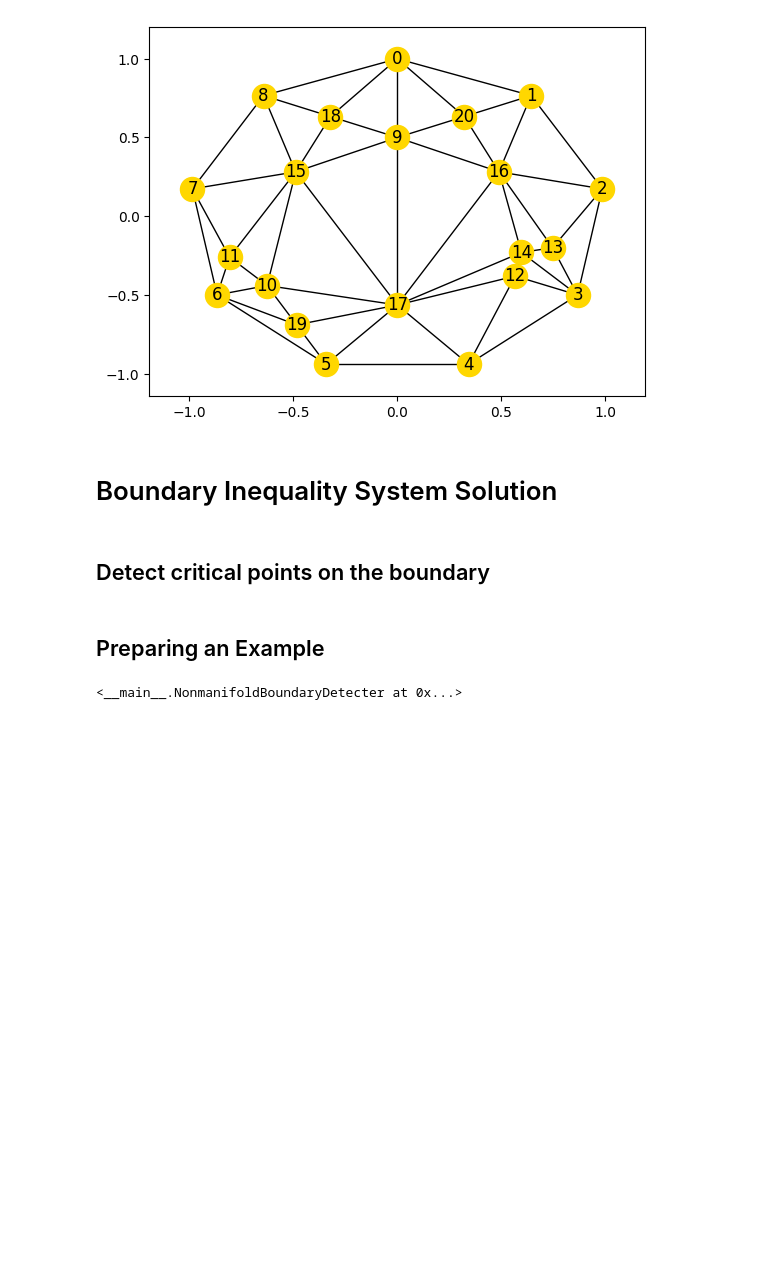
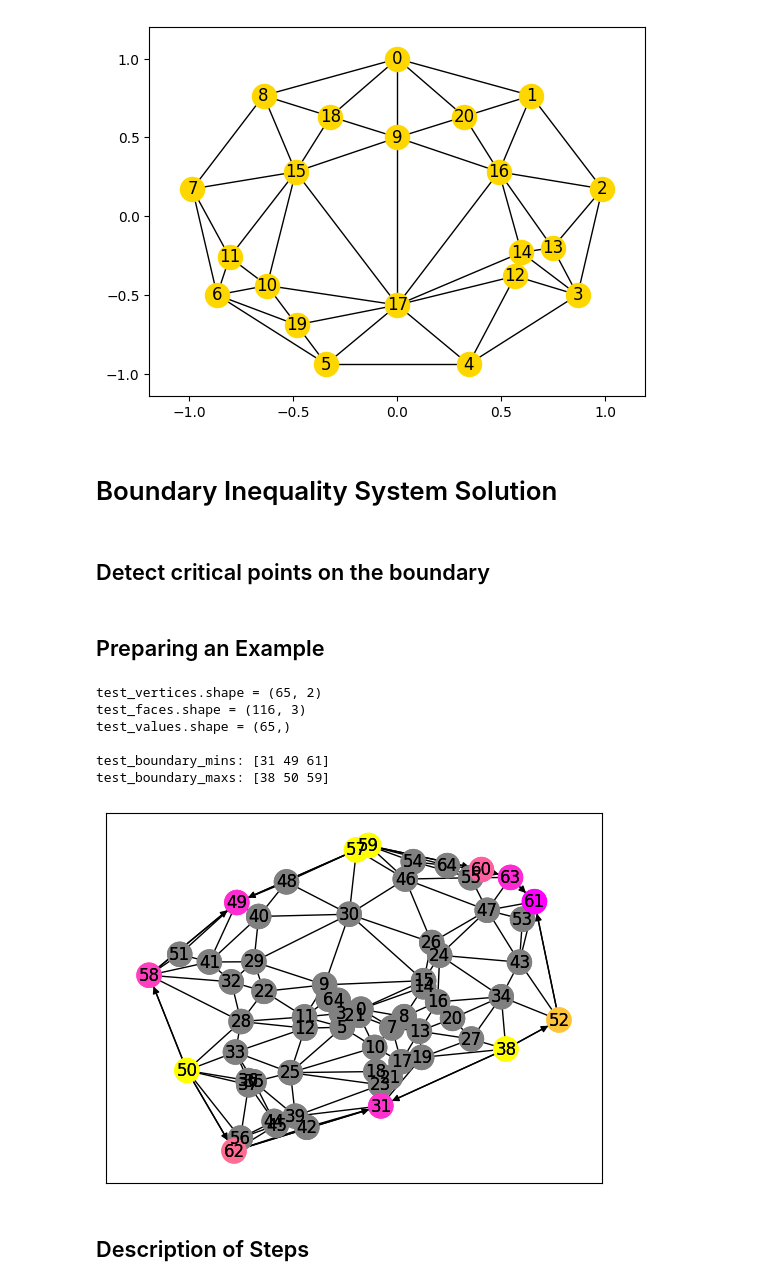
Before and after one commit to zimfv/quadrangulation, a Jupyter notebook: nonmanifold-eigen.ipynb, the cells around one changed output. Cells and saved outputs as stored; diff of their text form; code cells hidden in the pictures; blank space fills up the shorter version.

```diff
--- a/nonmanifold-eigen.ipynb
+++ b/nonmanifold-eigen.ipynb
@@ -587,13 +629,44 @@ def detect_maxs(faces, bnd_indices, bnd_vals):
 # %%
 np.random.seed(0)
 
-test_vertices = np.random.random([64, 2])
+test_r = np.linspace(0, 1, 64)**0.8
+n = len(test_r)
+
+test_phi = 2*np.pi*np.random.random(n)
+test_vertices = test_r.reshape(-1, 1)*np.transpose([np.cos(test_phi), np.sin(test_phi)])
 test_faces = sp.spatial.Delaunay(test_vertices).simplices
+test_faces = flip_ears(test_faces)
 
-test_nmb = NonmanifoldBoundaryDetecter(test_faces, test_vertices)
-test_boundary_graph = test_nmb.get_boundary_graph()
-boundary_graph_pos = {node: test_nmb.vertices[node] for node in test_boundary_graph.nodes}
+(test_boundary_indices,
+ test_boundary_values,
+ test_boundary_mins,
+ test_boundary_maxs,
+ test_boundary_cons) = detect_boundary_parameters(test_vertices, test_faces, n_max=3, k=3)
 
-test_nmb
+
+test_vertices, test_faces = split_edges_arroud_saddles(test_vertices, test_faces, test_boundary_mins)
+test_vertices, test_faces = split_edges_arroud_saddles(test_vertices, test_faces, test_boundary_maxs)
+
+test_values = np.nan*np.ones(len(test_vertices))
+test_values[test_boundary_indices] = test_boundary_values
+
+print(f'test_vertices.shape = {test_vertices.shape}')
+print(f'test_faces.shape = {test_faces.shape}')
+print(f'test_values.shape = {test_values.shape}')
+
+print()
+print(f'test_boundary_mins: {test_boundary_mins}')
+print(f'test_boundary_maxs: {test_boundary_maxs}')
 # %% [output]
-<__main__.NonmanifoldBoundaryDetecter at 0x...>
+test_vertices.shape = (65, 2)
+test_faces.shape = (116, 3)
+test_values.shape = (65,)
+
+test_boundary_mins: [31 49 61]
+test_boundary_maxs: [38 50 59]
+# %%
+plot_as_graph(test_vertices, test_faces, test_values)
+# %% [output]
+[figure, added]
+# %% [markdown]
+## Description of Steps
```
Also changed, not shown: parts of 27 cells of this notebook.
